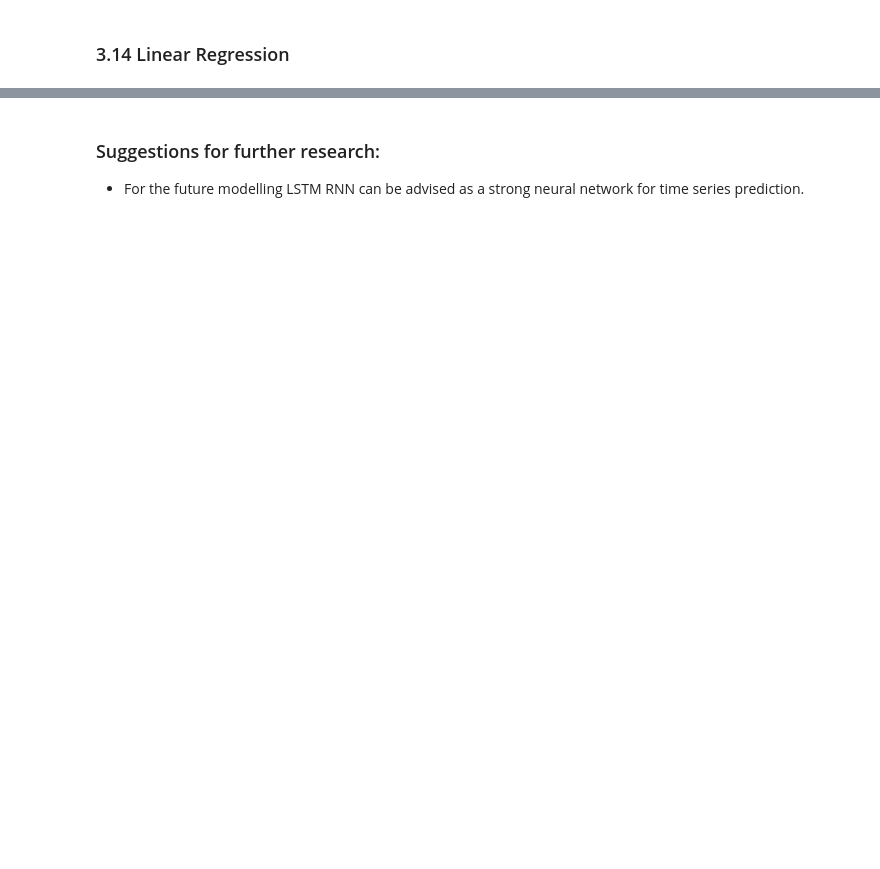
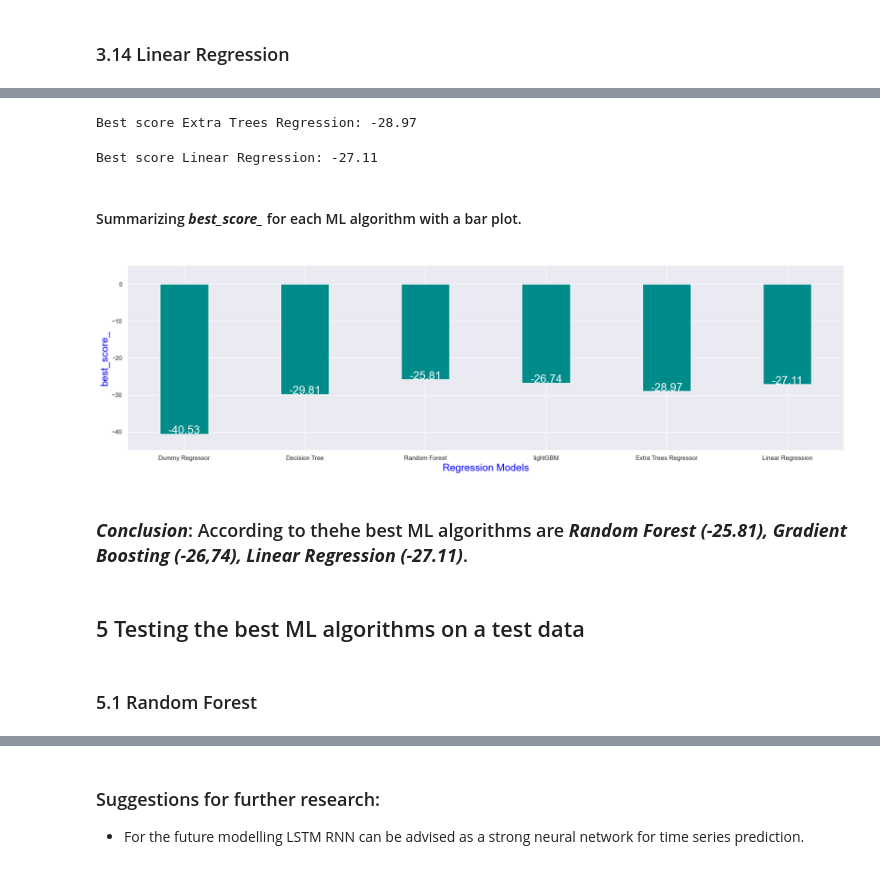
Before and after one commit to ybezginova2016/03_LA_TaxiOrders, a Jupyter notebook: 03_LA_taxi_orders_main.ipynb, the cells around one changed output, grey strips where cells are left out. Drawn from its saved outputs; the diff is of its cells as text; code cells hidden in the pictures; blank space fills up the shorter version.

```diff
--- a/03_LA_taxi_orders_main.ipynb
+++ b/03_LA_taxi_orders_main.ipynb
@@ -1249,22 +1240,62 @@ print('Best score Ridge Regression: {}'.format(best_score_ridge.mean()))
 # %%
 # Extra Trees Regression
-# best_score_extra = gsearch_extra.best_score_
-best_score_extra = cross_val_score(gsearch_extra,
-                                   X_train,
-                                   y_train,
-                                   cv=tscv,
-                                   n_jobs=-1,
-                                   scoring='neg_root_mean_squared_error')
-print('Best score Extra Trees Regression: {}'.format(best_score_extra.mean()))
+best_score_extra = round(gsearch_extra.best_score_,2)
+print('Best score Extra Trees Regression: {}'.format(best_score_extra))
+
+# best_score_extra = cross_val_score(gsearch_extra,
+#                                    X_train,
+#                                    y_train,
+#                                    cv=tscv,
+#                                    n_jobs=-1,
+#                                    scoring='neg_root_mean_squared_error')
+# print('Best score Extra Trees Regression: {}'.format(best_score_extra.mean()))
+# %% [output]
+Best score Extra Trees Regression: -28.97
 # %%
 # Linear Regression
-# best_score_linreg = gsearch_linreg.best_score_
-best_score_linreg = cross_val_score(gsearch_linreg,
-                                    X_train,
-                                    y_train,
-                                    cv=tscv,
-                                    n_jobs=-1,
-                                    scoring='neg_root_mean_squared_error')
-print('Best score Linear Regression: {}'.format(best_score_linreg.mean()))
+best_score_linreg = round(gsearch_linreg.best_score_, 2)
+print('Best score Linear Regression: {}'.format(best_score_linreg))
+
+# best_score_linreg = cross_val_score(gsearch_linreg,
+#                                     X_train,
+#                                     y_train,
+#                                     cv=tscv,
+#                                     n_jobs=-1,
+#                                     scoring='neg_root_mean_squared_error')
+# print('Best score Linear Regression: {}'.format(best_score_linreg.mean()))
+# %% [output]
+Best score Linear Regression: -27.11
+# %% [markdown]
+#### Summarizing ***best_score_*** for each ML algorithm with a bar plot.
+# %%
+# Generate the RMSE bar plot
+
+plt.rcParams.update({'font.size': 20,
+                     'text.color' : 'white',
+                     'axes.labelcolor' : "blue"})
+# plt.rcParams.update({'axes.titlesize': 'large'})
+fig, ax = plt.subplots(figsize=(19, 6))
+
+x = ['Dummy Regressor', 'Decision Tree', 'Random Forest', 'lightGBM', 'Extra Trees Regressor', 'Linear Regression']
+y = [best_score_dummy, best_score_dt, best_score_rf, best_score_LGBMRegressor, best_score_extra, best_score_linreg]
+
+ax.bar(x, y, width=0.4, color='#008B8B')
+ax.set_title('best_score_ for each ML algorithm', fontsize=20)
+ax.set_xlabel('Regression Models', fontsize=18)
+ax.set_ylabel('best_score_', fontsize=18)
+ax.set_ylim(-45, 5)
+
+for index, value in enumerate(y):
+    plt.text(x=index, y=value + 0.05, s=str(value), ha='center')
+
+plt.tight_layout();
+# %% [output]
+[figure, added]
+# %% [markdown]
+### ***Conclusion***: According to thehe best ML algorithms are ***Random Forest (-25.81), Gradient Boosting (-26,74), Linear Regression (-27.11)***.
+# %% [markdown]
+## 5 Testing the best ML algorithms on a test data
+# %% [markdown]
+### 5.1 Random Forest
 # %%
 %%time
```
Also changed, not shown: parts of 49 cells of this notebook, 4 other files.
